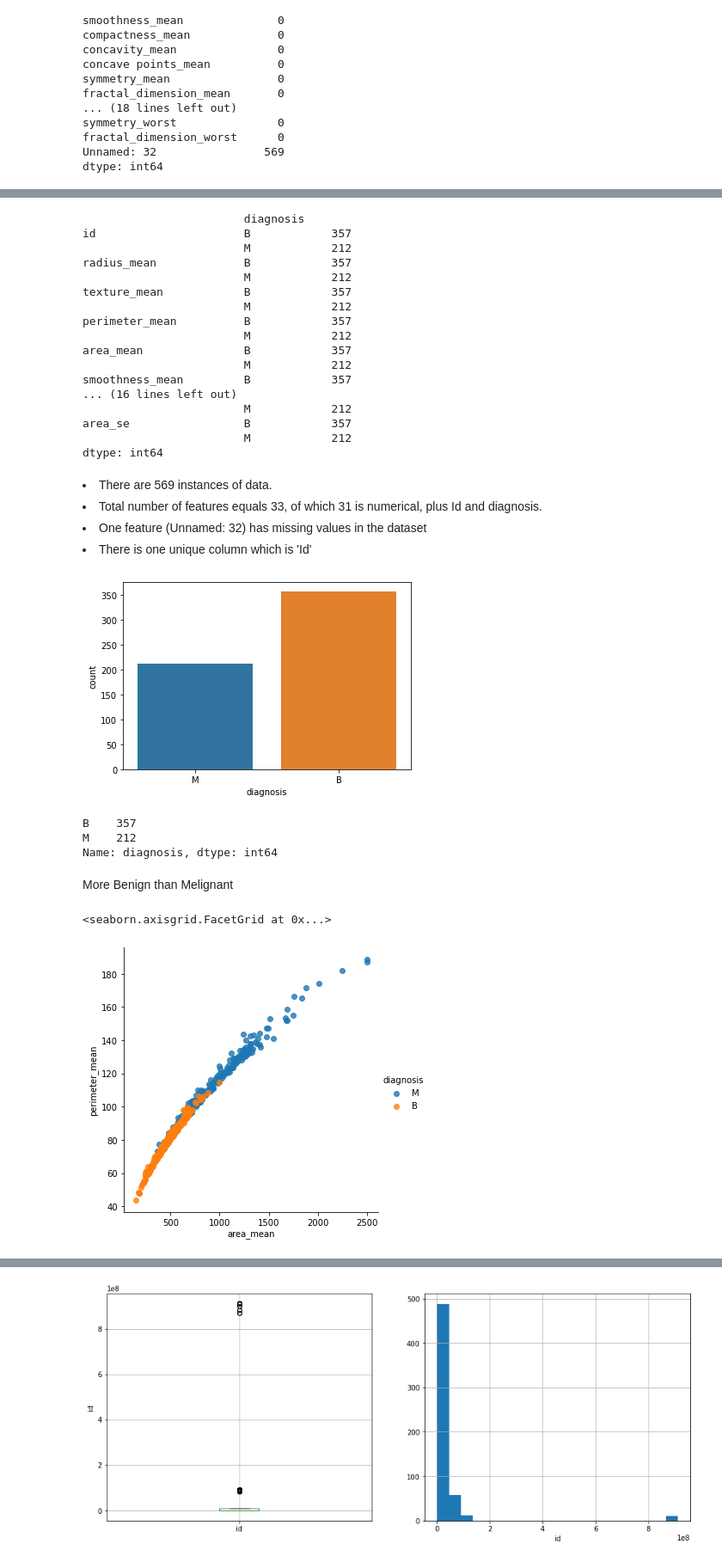
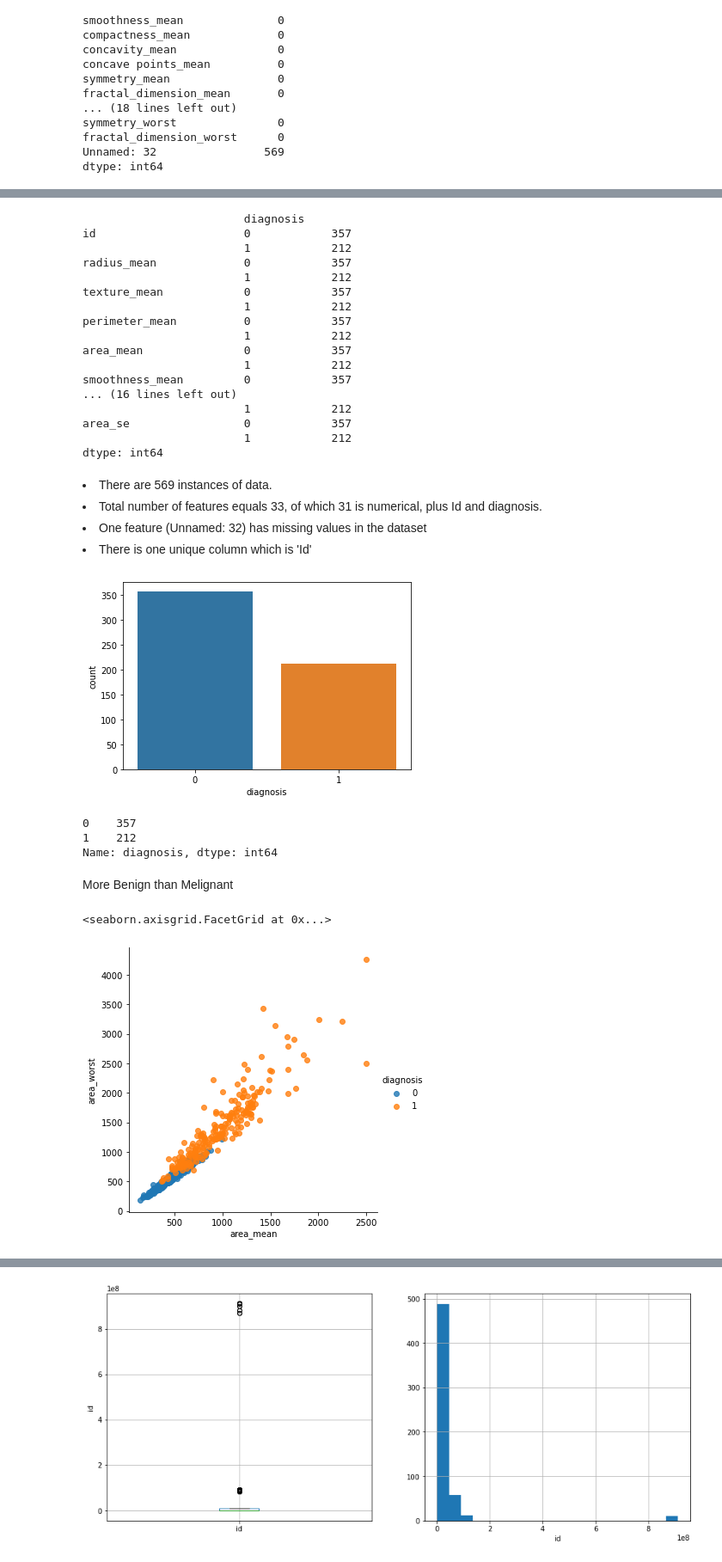
Before and after one commit to Amulah-98/causal-inference, a Jupyter notebook: notebooks/causality.ipynb, the cells around one changed output, grey strips where cells are left out. Shown: that part at 86% size. Drawn from its saved outputs; the diff is of its cells as text; code cells hidden in the pictures.

```diff
--- a/notebooks/EDA.ipynb
+++ b/notebooks/causality.ipynb
@@ -119,3 +119,14 @@ categorical = [var for var in data.columns if data[var].dtype=='O']
 print('There are {} categorical variables'.format(len(categorical)))
 # %% [output]
 There are 1 categorical variables
+# %%
+# Import label encoder
+from sklearn import preprocessing
+
+# label_encoder object knows how to understand word labels.
+label_encoder = preprocessing.LabelEncoder()
+
+# Encode labels in column 'diagnosis'.
+data['diagnosis']= label_encoder.fit_transform(data['diagnosis'])
+
+data['diagnosis'].unique()
@@ -180,21 +196,21 @@ data_dropped
 data_dropped.groupby(['diagnosis']).count().unstack().head(30)
 # %% [output]
                         diagnosis
-id                      B            357
-                        M            212
-radius_mean             B            357
-                        M            212
-texture_mean            B            357
-                        M            212
-perimeter_mean          B            357
-                        M            212
-area_mean               B            357
-                        M            212
-smoothness_mean         B            357
+id                      0            357
+                        1            212
+radius_mean             0            357
+                        1            212
+texture_mean            0            357
+                        1            212
+perimeter_mean          0            357
+                        1            212
+area_mean               0            357
+                        1            212
+smoothness_mean         0            357
 ... (16 lines left out)
-                        M            212
-area_se                 B            357
-                        M            212
+                        1            212
+area_se                 0            357
+                        1            212
 dtype: int64
 # %% [markdown]
 <li>There are 569 instances of data.
@@ -206,14 +222,14 @@ sns.countplot(data_dropped["diagnosis"])
 plt.show()
 data_dropped["diagnosis"].value_counts()
 # %% [output]
-[figure, old version]
+[figure, new version]
-B    357
-M    212
+0    357
+1    212
 Name: diagnosis, dtype: int64
 # %% [markdown]
 More Benign than Melignant
 # %%
-sns.lmplot(x='area_mean', y='perimeter_mean', hue='diagnosis', fit_reg=False, data=data_dropped)
+sns.lmplot(x='area_mean', y='area_worst', hue='diagnosis', fit_reg=False, data=data_dropped)
 # %% [output]
 <seaborn.axisgrid.FacetGrid at 0x...>
-[figure, old version]
+[figure, new version]
```
Also changed, not shown: parts of 50 cells of this notebook.
